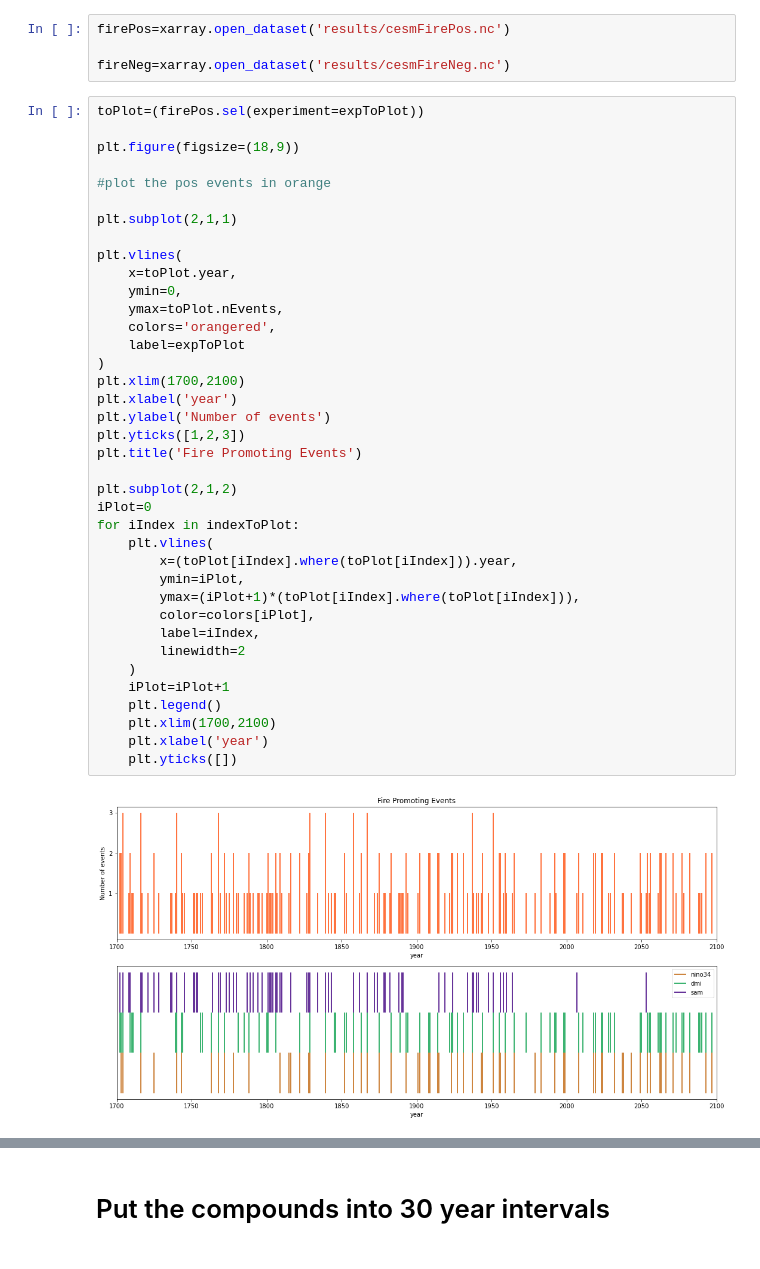
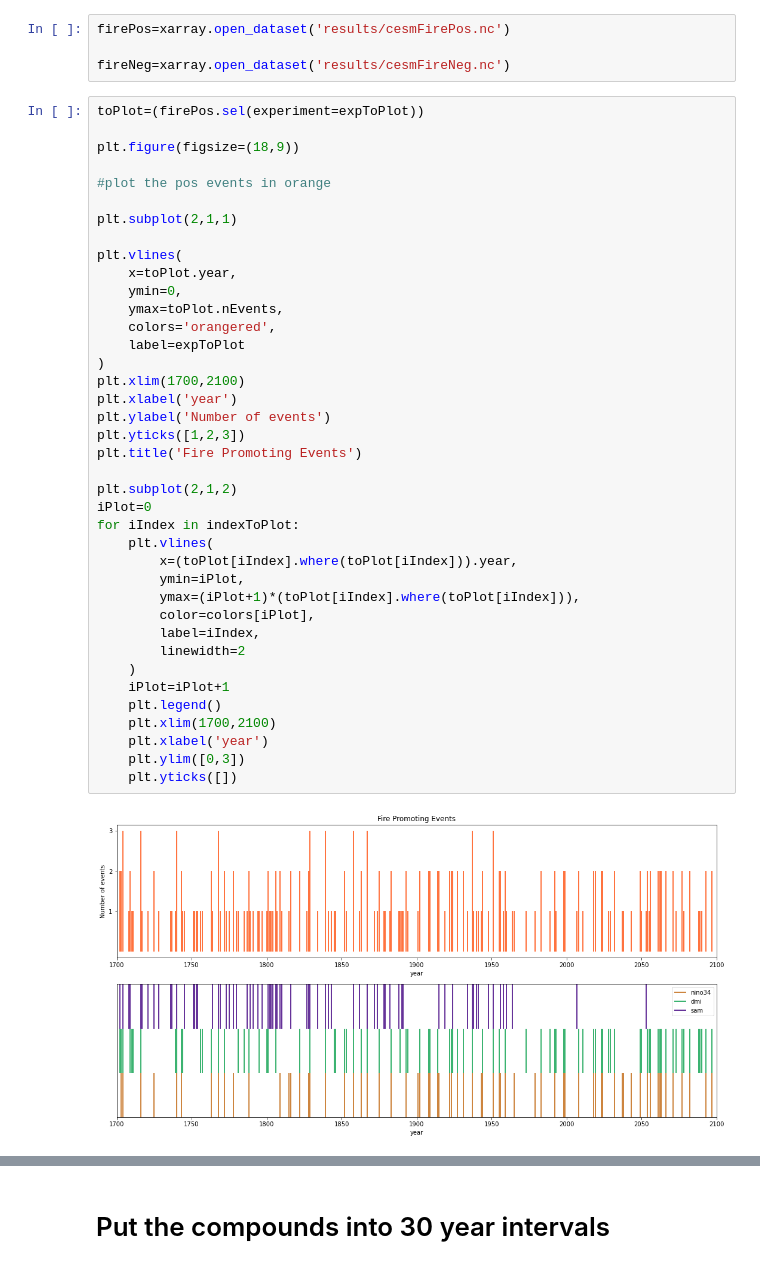
Before and after one commit to anton-seaice/compound, a Jupyter notebook: cesmCompounds.ipynb, the cells around one changed output, grey strips where cells are left out. Saved outputs shown, nothing was run; the diff lists cells and outputs as text.

```diff
--- a/cesmCompounds.ipynb
+++ b/cesmCompounds.ipynb
@@ -94,34 +94,35 @@ plt.subplot(2,1,1)
 plt.vlines(
     x=toPlot.year,
     ymin=0,
     ymax=toPlot.nEvents,
     colors='orangered',
     label=expToPlot
 )
 plt.xlim(1700,2100)
 plt.xlabel('year')
 plt.ylabel('Number of events')
 plt.yticks([1,2,3])
 plt.title('Fire Promoting Events')
 
 plt.subplot(2,1,2)
 iPlot=0
 for iIndex in indexToPlot:
     plt.vlines(
         x=(toPlot[iIndex].where(toPlot[iIndex])).year,
         ymin=iPlot,
         ymax=(iPlot+1)*(toPlot[iIndex].where(toPlot[iIndex])),
         color=colors[iPlot],
         label=iIndex,
         linewidth=2
     )
     iPlot=iPlot+1
     plt.legend()
     plt.xlim(1700,2100)
     plt.xlabel('year')
+    plt.ylim([0,3])
     plt.yticks([])
 # %% [output]
-[figure, old version]
+[figure, new version]
 # %%
 # and the neg count in blue
 
```
Also changed, not shown: parts of 7 cells of this notebook, 21 other files.
